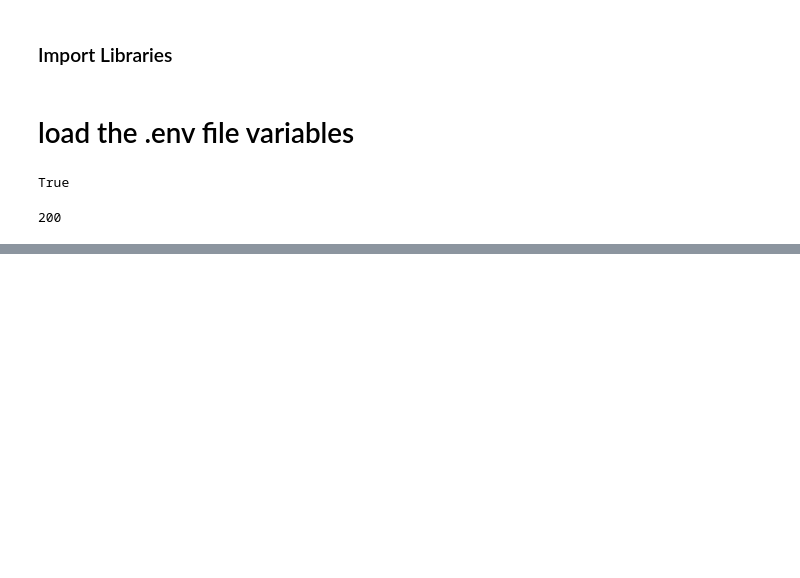
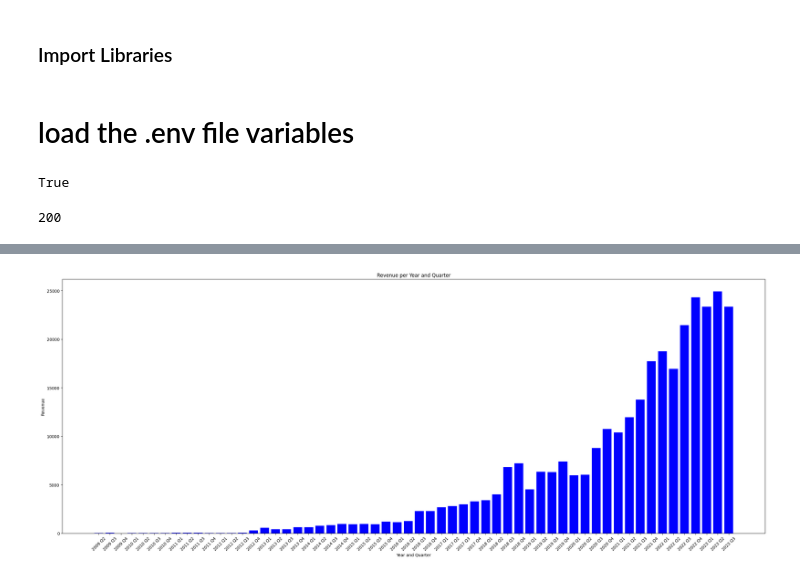
Before and after one commit to casalf724/web-scraping-project-tutorial, a Jupyter notebook: src/app.ipynb, the cells around one changed output, grey strips where cells are left out. Saved outputs shown, nothing was run; the diff lists cells and outputs as text; code cells hidden in the pictures; blank space fills up the shorter version.

Commit message:
Added graphs to file

```diff
--- a/src/app.ipynb
+++ b/src/app.ipynb
@@ -53,0 +76,2 @@ else:
+# %%
+df['Revenue'] = pd.to_numeric(df['Revenue'], errors='coerce').fillna(0).astype(int)
@@ -53,0 +112,13 @@ else:
+# %%
+import pandas as pd
+
+# Convert the 'Date' column to datetime
+df['Date'] = pd.to_datetime(df['Date'])
+
+# Extract year and quarter and create a combined column
+df['Year'] = df['Date'].dt.year
+df['Quarter'] = df['Date'].dt.quarter
+df['Year_Quarter'] = df['Year'].astype(str) + ' Q' + df['Quarter'].astype(str)
+
+# Display the updated DataFrame
+print(df[['Year_Quarter', 'Revenue']])
@@ -53,0 +143,24 @@ else:
+# %%
+# Ensure your DataFrame df has 'Year_Quarter' and 'Revenue' columns
+#df = df
+
+# Sort the DataFrame by 'Year_Quarter' column
+df_sorted = df.sort_values(by='Year_Quarter')
+
+# Creating the bar chart
+plt.figure(figsize=(25,10))  # Optional: Adjusts the size of the chart
+plt.bar(df_sorted['Year_Quarter'], df_sorted['Revenue'], color='blue')  # You can choose a color
+
+# Adding title and labels
+plt.title('Revenue per Year and Quarter')
+plt.xlabel('Year and Quarter')
+plt.ylabel('Revenue')
+
+# Optionally, you can rotate the x-labels for better readability
+plt.xticks(rotation=45)
+
+# Display the chart
+plt.tight_layout()  # Adjusts subplot params for the subplot(s) to fit in the figure area
+plt.show()
+# %% [output]
+[figure, added]
```
Also changed, not shown: parts of 6 cells of this notebook.
